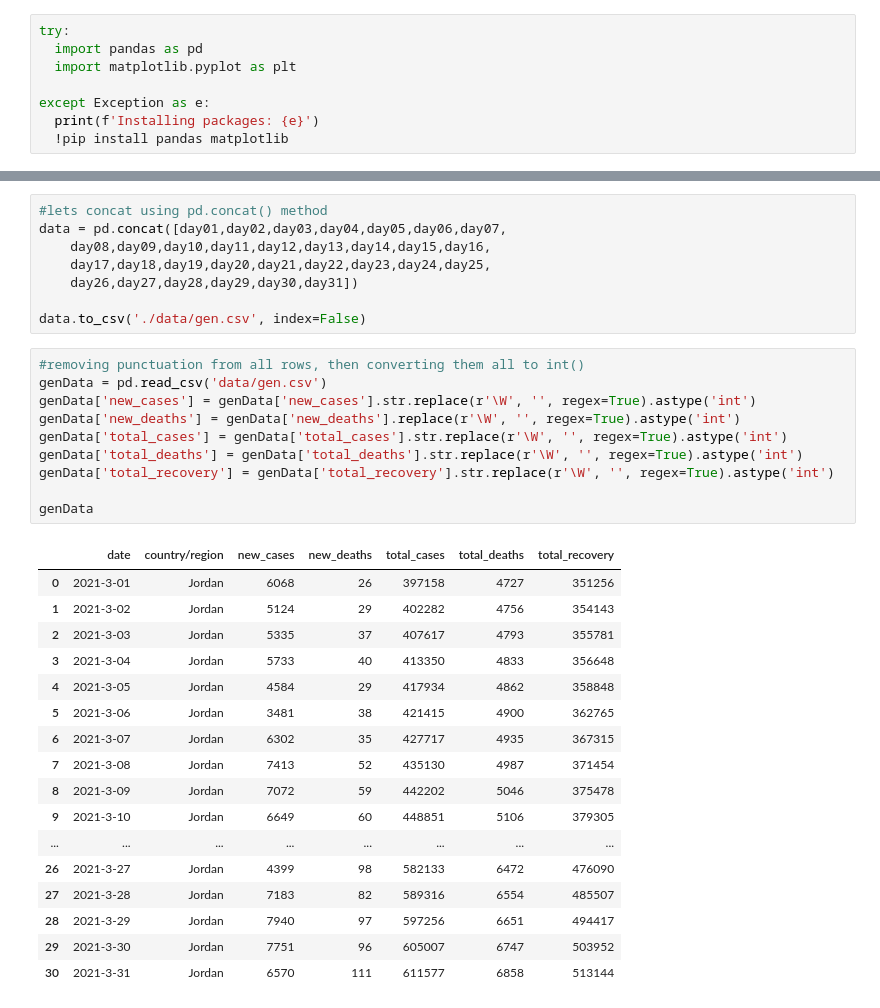
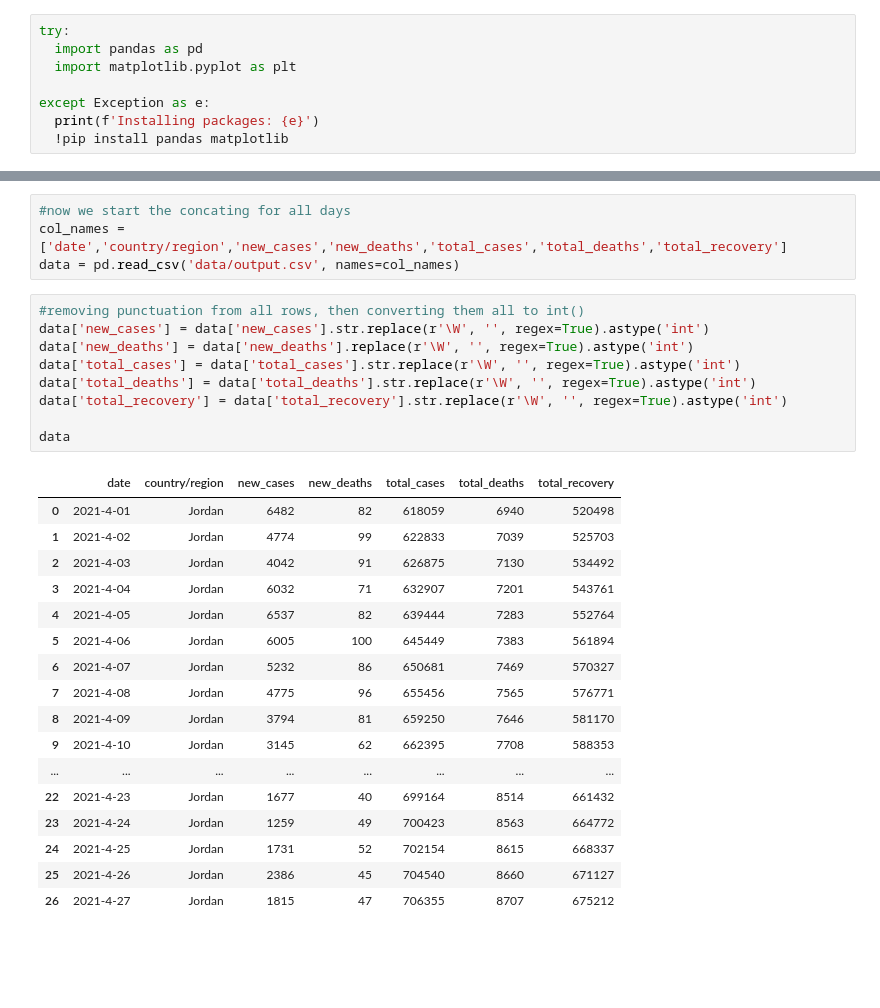
Before and after one commit to iiabdulrazak/silver-scraper, a Jupyter notebook: notebooks/visData.ipynb, the cells around one changed output, grey strips where cells are left out. Drawn from its saved outputs; the diff is of its cells as text; blank space fills up the shorter version.

```diff
--- a/notebooks/visData.ipynb
+++ b/notebooks/visData.ipynb
@@ -43,37 +9,32 @@ day31 = pd.read_csv('data/jordan31.csv', names=col_names)
-# %%
-#lets concat using pd.concat() method
-data = pd.concat([day01,day02,day03,day04,day05,day06,day07,
-	day08,day09,day10,day11,day12,day13,day14,day15,day16,
-	day17,day18,day19,day20,day21,day22,day23,day24,day25,
-	day26,day27,day28,day29,day30,day31])
-
-data.to_csv('./data/gen.csv', index=False)
+# %%
+#now we start the concating for all days
+col_names = ['date','country/region','new_cases','new_deaths','total_cases','total_deaths','total_recovery']
+data = pd.read_csv('data/output.csv', names=col_names)
 # %%
 #removing punctuation from all rows, then converting them all to int()
-genData = pd.read_csv('data/gen.csv')
-genData['new_cases'] = genData['new_cases'].str.replace(r'\W', '', regex=True).astype('int')
-genData['new_deaths'] = genData['new_deaths'].replace(r'\W', '', regex=True).astype('int')
-genData['total_cases'] = genData['total_cases'].str.replace(r'\W', '', regex=True).astype('int')
-genData['total_deaths'] = genData['total_deaths'].str.replace(r'\W', '', regex=True).astype('int')
-genData['total_recovery'] = genData['total_recovery'].str.replace(r'\W', '', regex=True).astype('int')
+data['new_cases'] = data['new_cases'].str.replace(r'\W', '', regex=True).astype('int')
+data['new_deaths'] = data['new_deaths'].replace(r'\W', '', regex=True).astype('int')
+data['total_cases'] = data['total_cases'].str.replace(r'\W', '', regex=True).astype('int')
+data['total_deaths'] = data['total_deaths'].str.replace(r'\W', '', regex=True).astype('int')
+data['total_recovery'] = data['total_recovery'].str.replace(r'\W', '', regex=True).astype('int')
 
-genData
+data
 # %% [output]
 |  | date | country/region | new_cases | new_deaths | total_cases | total_deaths | total_recovery |
-| 0 | 2021-3-01 | Jordan | 6068 | 26 | 397158 | 4727 | 351256 |
-| 1 | 2021-3-02 | Jordan | 5124 | 29 | 402282 | 4756 | 354143 |
-| 2 | 2021-3-03 | Jordan | 5335 | 37 | 407617 | 4793 | 355781 |
-| 3 | 2021-3-04 | Jordan | 5733 | 40 | 413350 | 4833 | 356648 |
-| 4 | 2021-3-05 | Jordan | 4584 | 29 | 417934 | 4862 | 358848 |
-| 5 | 2021-3-06 | Jordan | 3481 | 38 | 421415 | 4900 | 362765 |
-| 6 | 2021-3-07 | Jordan | 6302 | 35 | 427717 | 4935 | 367315 |
-| 7 | 2021-3-08 | Jordan | 7413 | 52 | 435130 | 4987 | 371454 |
-| 8 | 2021-3-09 | Jordan | 7072 | 59 | 442202 | 5046 | 375478 |
-| 9 | 2021-3-10 | Jordan | 6649 | 60 | 448851 | 5106 | 379305 |
+| 0 | 2021-4-01 | Jordan | 6482 | 82 | 618059 | 6940 | 520498 |
+| 1 | 2021-4-02 | Jordan | 4774 | 99 | 622833 | 7039 | 525703 |
+| 2 | 2021-4-03 | Jordan | 4042 | 91 | 626875 | 7130 | 534492 |
+| 3 | 2021-4-04 | Jordan | 6032 | 71 | 632907 | 7201 | 543761 |
+| 4 | 2021-4-05 | Jordan | 6537 | 82 | 639444 | 7283 | 552764 |
+| 5 | 2021-4-06 | Jordan | 6005 | 100 | 645449 | 7383 | 561894 |
+| 6 | 2021-4-07 | Jordan | 5232 | 86 | 650681 | 7469 | 570327 |
+| 7 | 2021-4-08 | Jordan | 4775 | 96 | 655456 | 7565 | 576771 |
+| 8 | 2021-4-09 | Jordan | 3794 | 81 | 659250 | 7646 | 581170 |
+| 9 | 2021-4-10 | Jordan | 3145 | 62 | 662395 | 7708 | 588353 |
 | ... | ... | ... | ... | ... | ... | ... | ... |
-| 26 | 2021-3-27 | Jordan | 4399 | 98 | 582133 | 6472 | 476090 |
-| 27 | 2021-3-28 | Jordan | 7183 | 82 | 589316 | 6554 | 485507 |
-| 28 | 2021-3-29 | Jordan | 7940 | 97 | 597256 | 6651 | 494417 |
-| 29 | 2021-3-30 | Jordan | 7751 | 96 | 605007 | 6747 | 503952 |
-| 30 | 2021-3-31 | Jordan | 6570 | 111 | 611577 | 6858 | 513144 |
+| 22 | 2021-4-23 | Jordan | 1677 | 40 | 699164 | 8514 | 661432 |
+| 23 | 2021-4-24 | Jordan | 1259 | 49 | 700423 | 8563 | 664772 |
+| 24 | 2021-4-25 | Jordan | 1731 | 52 | 702154 | 8615 | 668337 |
+| 25 | 2021-4-26 | Jordan | 2386 | 45 | 704540 | 8660 | 671127 |
+| 26 | 2021-4-27 | Jordan | 1815 | 47 | 706355 | 8707 | 675212 |
 # %%
```
Also changed, not shown: parts of 9 cells of this notebook.
